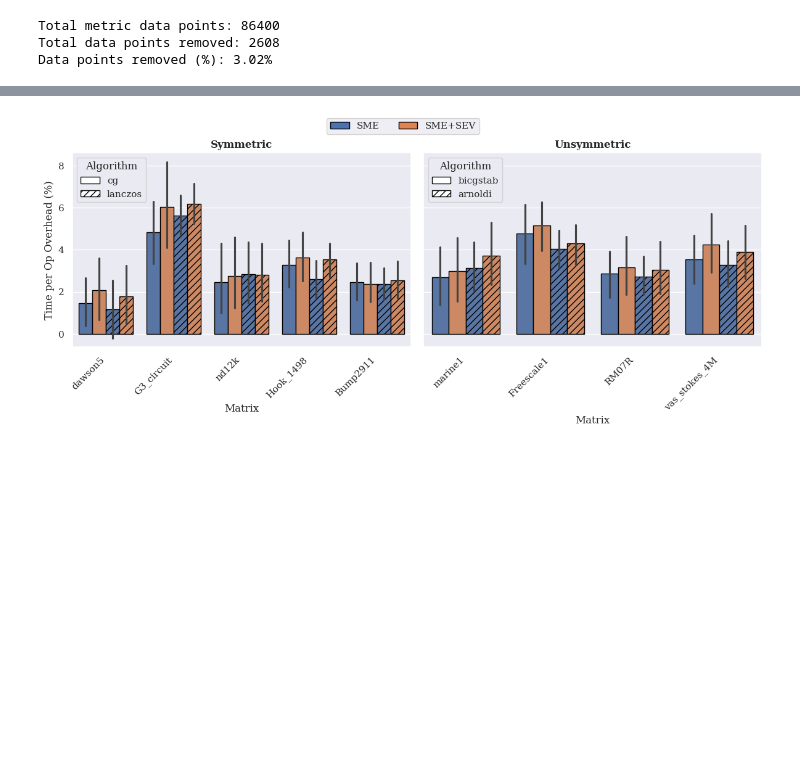
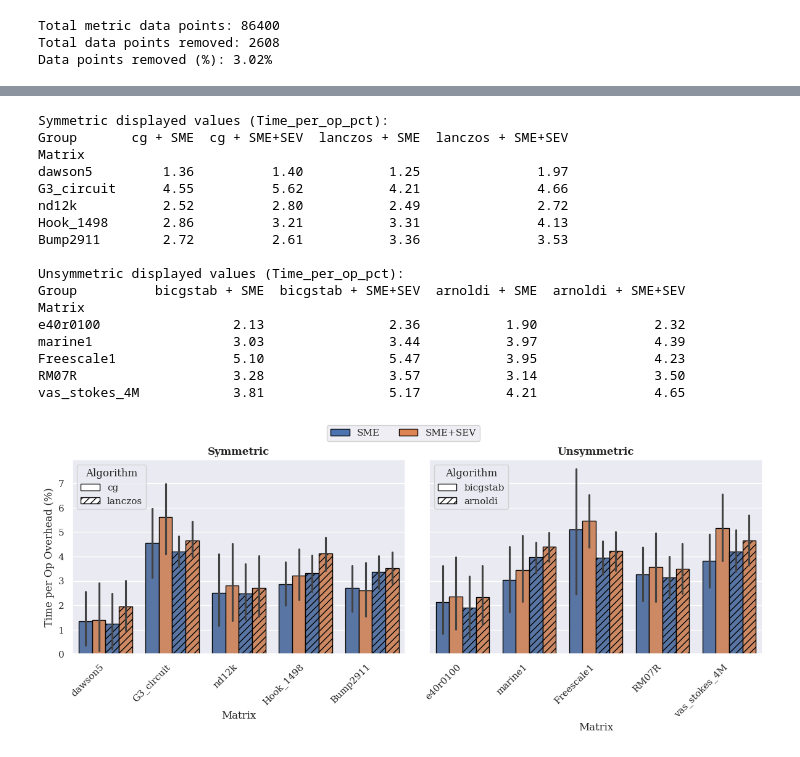
Before and after one commit to engelsm/MA-bench-framework, a Jupyter notebook: benchmark/krylov/analysis.ipynb, the cells around one changed output, grey strips where cells are left out. Saved outputs shown, nothing was run; the diff lists cells and outputs as text; code cells hidden in the pictures; blank space fills up the shorter version.

```diff
--- a/benchmark/krylov/analysis.ipynb
+++ b/benchmark/krylov/analysis.ipynb
@@ -8,7 +8,6 @@ from matplotlib.patches import Patch
 
 sns.set_theme(style="darkgrid", font="serif") #TODO: fix with actual thesis font
 
-matrix_path = "/home/mengelsl/MA-bench-framework/matrices/binary_spmc"
 
 def get_mb(matrix_name, symmetric):
     if symmetric:
@@ -21,13 +20,16 @@ def get_mb(matrix_name, symmetric):
         return round(os.path.getsize(f_path) / (1024**2))
     except: return None
 
+matrix_path = "/home/mengelsl/MA-bench-framework/matrices/binary_spmc"
+results_path = "/home/mengelsl/MA-bench-framework/outputs/krylov"
+
 main_folder = {
-    "Native": "/home/mengelsl/MA-bench-framework/outputs/krylov/native/",
-    "SME": "/home/mengelsl/MA-bench-framework/outputs/krylov/sme/",
-    "SME+SEV": "/home/mengelsl/MA-bench-framework/outputs/krylov/sev/",
-    "Native_interleave": "/home/mengelsl/MA-bench-framework/outputs/krylov/native_interleave/",
-    "SME_interleave": "/home/mengelsl/MA-bench-framework/outputs/krylov/sme_interleave/",
-    "SME+SEV_interleave": "/home/mengelsl/MA-bench-framework/outputs/krylov/sev_interleave/",
+    "Native": results_path + "/native/",
+    "SME": results_path + "/sme/",
+    "SME+SEV": results_path + "/sev/",
+    "Native_interleave": results_path + "/native_interleave/",
+    "SME_interleave": results_path + "/sme_interleave/",
+    "SME+SEV_interleave": results_path + "/sev_interleave/",
 }
 # %%
 results_list = []
@@ -144,12 +145,14 @@ SME+SEV        0.0        0.0          0.0                0.0              0.01
 # %%
 df = df_clean.groupby(config_cols_raw)[metric_cols_raw].median().reset_index()
 
-#Explicit filter as funnily "bicgstab" contains "cg" but is not symmetric.
+#Explicit filter, as funnily "bicgstab" contains "cg" but is not symmetric.
 df["Symmetric"] = df["Algo"].apply(lambda x: ("cg" in x or "lanczos" in x) and "bicg" not in x)
 df['MB'] = df.apply(lambda row: get_mb(row['Matrix'], row['Symmetric']), axis=1).astype('Int64')
 df["Matrix"] = df["Matrix"].apply(lambda x: x.split(".bin")[0])
 df["Perf_IPC"] = df['Perf_Instructions'] / df['Perf_Cycles']
-df["Time_per_op"] = df["SpMV_Time"] / df["N_Ops"]
+df["Total_Time"] = df["SpMV_Time"] + df["Mgmt_Time"]
+df["Time_per_op"] = df["Total_Time"] / df["N_Ops"]
+df["SpMV_Ratio"] = df["SpMV_Time"] / (df["SpMV_Time"] + df["Mgmt_Time"])
 
 metric_cols = metric_cols_raw + ["Perf_IPC", "Time_per_op"]
 
@@ -285,6 +424,9 @@ result = df_merged.copy()
 for m in metric_cols:
     native_col = f"{m}_native"
 
+    #absolute overhead
+    result[f"{m}_abs"] = df_merged[m] - df_merged[native_col]
+
     # Create the percentage colun
     result[f"{m}_pct"] = np.where(
         df_merged[native_col] != 0,
@@ -404,7 +533,7 @@ unsym_algo_order = ["bicgstab", "arnoldi"]
 algo_patterns = {"cg": "", "lanczos": "///", "bicgstab": "", "arnoldi": "///"}
 matrix_order = [
 'dawson5', 'G3_circuit', 'nd12k', 'Hook_1498',
-'Bump2911', 'e40r0100.bin', 'marine1', 'Freescale1',
+'Bump2911', 'e40r0100', 'marine1', 'Freescale1',
 'RM07R', 'vas_stokes_4M'
 ]
 
@@ -443,31 +572,58 @@ for idx, (is_symmetric, title) in enumerate([(True, "Symmetric"), (False, "Unsym
         pattern = algo_patterns.get(algo_name, "")
 
         for bar in container:
             bar.set_hatch(pattern)
             bar.set_edgecolor("black")
 
     axes[idx].set_title(f"{title}", fontweight='bold')
     axes[idx].set_xticklabels(axes[idx].get_xticklabels(), rotation=45, ha="right")
     axes[idx].get_legend().remove()
 
     if idx == 0:
         axes[idx].set_ylabel("Time per Op Overhead (%)")
     else:
         axes[idx].set_ylabel("")
         axes[idx].tick_params(axis="y", labelleft=False)
 
     algo_handles = [
         Patch(facecolor="white", edgecolor="black", hatch=algo_patterns.get(a.lower(), ""), label=a)
         for a in current_algos
     ]
     axes[idx].legend(handles=algo_handles, title="Algorithm", loc="upper left")
 
+    print(f"\n{title} displayed values (Time_per_op_pct):")
+    displayed_values = (
+        sub.groupby(["Matrix", "Group"])["Time_per_op_pct"]
+        .mean()
+        .unstack("Group")
+        .reindex(index=[m for m in matrix_order if m in sub["Matrix"].unique()], columns=hue_order)
+    )
+    print(displayed_values.round(2).to_string())
+
 # --- 4. Global Legend for Colors (Modes) ---
 mode_handles = [Patch(facecolor=modes_palette[m], edgecolor="black", label=m) for m in ["SME", "SME+SEV"]]
 fig.legend(handles=mode_handles, title=None, loc="upper center",
            bbox_to_anchor=(0.5, 1.05), ncol=2)
 
 plt.tight_layout()
+plt.savefig("images/krylov_overhead_by_algo_matrix.pdf", bbox_inches="tight")
 plt.show()
 # %% [output]
+Symmetric displayed values (Time_per_op_pct):
+Group       cg + SME  cg + SME+SEV  lanczos + SME  lanczos + SME+SEV
+Matrix
+dawson5         1.36          1.40           1.25               1.97
+G3_circuit      4.55          5.62           4.21               4.66
+nd12k           2.52          2.80           2.49               2.72
+Hook_1498       2.86          3.21           3.31               4.13
+Bump2911        2.72          2.61           3.36               3.53
+
+Unsymmetric displayed values (Time_per_op_pct):
+Group          bicgstab + SME  bicgstab + SME+SEV  arnoldi + SME  arnoldi + SME+SEV
+Matrix
+e40r0100                 2.13                2.36           1.90               2.32
+marine1                  3.03                3.44           3.97               4.39
+Freescale1               5.10                5.47           3.95               4.23
+RM07R                    3.28                3.57           3.14               3.50
+vas_stokes_4M            3.81                5.17           4.21               4.65
-[figure, old version]
+[figure, new version]
```
Also changed, not shown: parts of 21 cells of this notebook, 8 other files.
